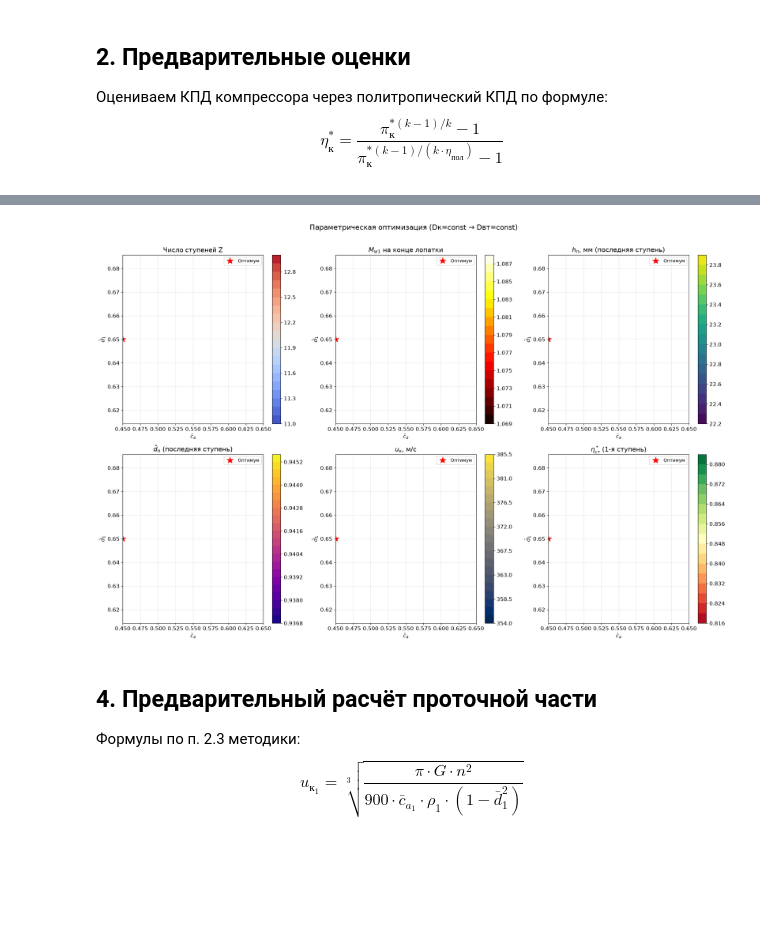
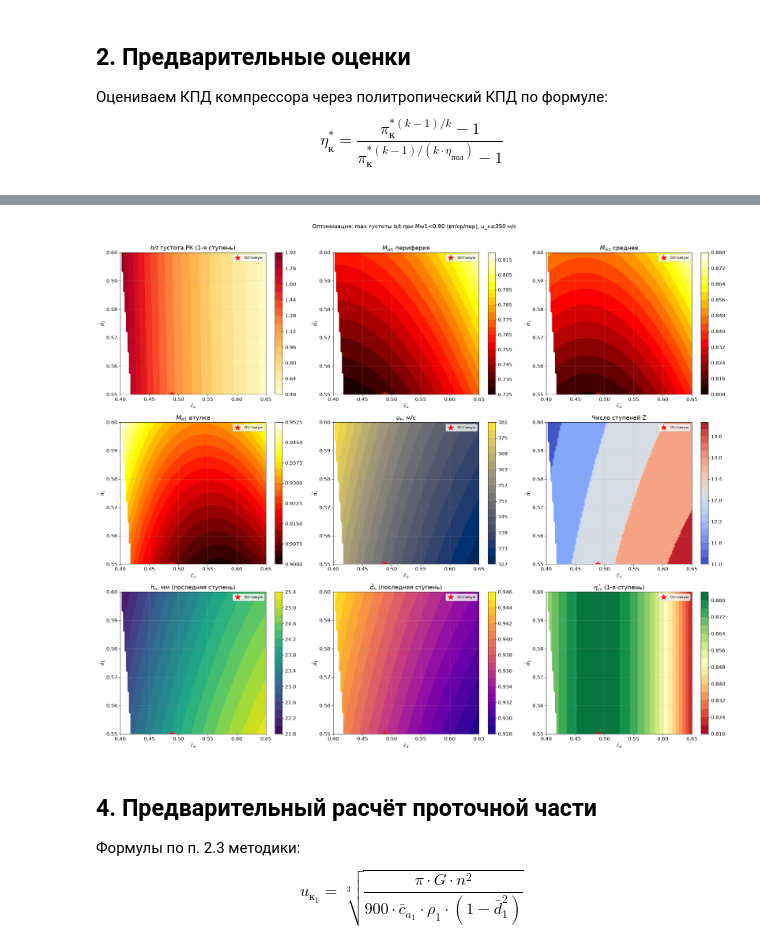
Before and after one commit to mikiway902/Compressors_Kurs_part_2, a Jupyter notebook: My_compres_final_miki.ipynb, the cells around one changed output, grey strips where cells are left out. Drawn from its saved outputs; the diff is of its cells as text; code cells hidden in the pictures; blank space fills up the shorter version.

```diff
--- a/My_compres_final_miki.ipynb
+++ b/My_compres_final_miki.ipynb
@@ -143,13 +143,24 @@ D_BAR_MAX = 0.92      # максимальный относительный ди
 # Убрать последнюю ступень (True — Z уменьшается на 1)
 REMOVE_LAST_STAGE = False
 
+# Ограничения густоты b/t РК (1-я ступень, средняя линия)
+BT_RK_MIN = 0.85      # минимум b/t (None — без ограничения снизу)
+BT_RK_MAX = 1.0      # максимум b/t (None — без ограничения сверху)
+
+# ============================================================
+# Сетка параметров
+# ============================================================
+ca_range = np.linspace(0.40, 0.65, 100)
+d_range = np.linspace(0.3, 0.65, 100)
+d_range = np.linspace(0.55, 0.6, 100)
+
 # Коэффициенты потерь в патрубках (авиационный ГТД, осевые патрубки)
-zeta_vkh = 0.04     # входной (осевой конфузорный)
+zeta_vkh = 0.05     # входной (Радиально-осевой)
 zeta_vykh = 0.10    # выходной
 
 # Скорости в патрубках
-C_vkh = 165.0       # м/с — на выходе из входного патрубка
-C_vykh = 120.0      # м/с — на входе в выходной патрубок
+C_vkh = 0.45 * 340       # м/с — на выходе из входного патрубка
+C_vykh = 0.36 * 340      # м/с — на входе в выходной патрубок
 
 print(f"Рабочее тело: воздух (переменные cp, k)")
 print(f"  Rg = {Rg} Дж/(кг·К)")
@@ -487,32 +573,47 @@ else:
 # %%
-fig, axes = plt.subplots(2, 3, figsize=(20, 13))
+fig, axes = plt.subplots(3, 3, figsize=(22, 18))
 CA, DB = np.meshgrid(ca_range, d_range)
 
 data_list = [
+    (bt_grid, '$b/t$ густота РК (1-я ступень)', 'YlOrRd'),
+    (Mw1_tip_grid, '$M_{w1}$ периферия', 'hot'),
+    (Mw1_sr_grid, '$M_{w1}$ среднее', 'hot'),
+    (Mw1_hub_grid, '$M_{w1}$ втулка', 'hot'),
+    (uk_grid, '$u_к$, м/с', 'cividis'),
     (Z_grid, 'Число ступеней Z', 'coolwarm'),
-    (Mw1_grid, '$M_{w1}$ на конце лопатки', 'hot'),
     (hn_grid, '$h_n$, мм (последняя ступень)', 'viridis'),
     (dn_grid, '$\\bar{d}_n$ (последняя ступень)', 'plasma'),
-    (uk_grid, '$u_к$, м/с', 'cividis'),
     (eta_grid, '$\\eta^*_{ст}$ (1-я ступень)', 'RdYlGn'),
 ]
 
 for ax, (dat, title, cmap) in zip(axes.flat, data_list):
     mask = ~np.isnan(dat)
     if mask.any():
         cs = ax.contourf(CA, DB, dat, levels=20, cmap=cmap)
         plt.colorbar(cs, ax=ax)
+        if 'M_{w1}' in title:
+            ax.contour(CA, DB, dat, levels=[Mw1_LIMIT], colors='white',
+                       linewidths=2, linestyles='--')
     ax.set_xlabel('$\\bar{c}_a$')
     ax.set_ylabel('$\\bar{d}_1$')
     ax.set_title(title)
     ax.plot(ca_opt, d_opt, 'r*', markersize=15, label='Оптимум')
-    ax.legend(fontsize=10)
+    ax.legend(fontsize=9)
 
-plt.suptitle('Параметрическая оптимизация (Dк=const → Dвт=const)', fontsize=16, y=1.01)
+# Отметить допустимую область на карте b/t
+ax0 = axes[0, 0]
+feasible = ~np.isnan(obj_grid)
+if feasible.any():
+    ax0.contour(CA, DB, feasible.astype(float), levels=[0.5],
+                colors='lime', linewidths=2.5, linestyles='-')
+    ax0.set_title('$b/t$ густота РК (зелёная граница — допустимая область)')
+
+plt.suptitle('Оптимизация: max густоты b/t при Mw1<{:.2f} (вт/ср/пер), u_к≤{} м/с'.format(
+    Mw1_LIMIT, Uk_RANGE[1]), fontsize=14, y=1.01)
 plt.tight_layout()
 plt.show()
 # %% [output]
-[figure, old version]
+[figure, new version]
 # %% [markdown]
 ## 4. Предварительный расчёт проточной части
 
```
Also changed, not shown: parts of 25 cells of this notebook, 58 other files.
